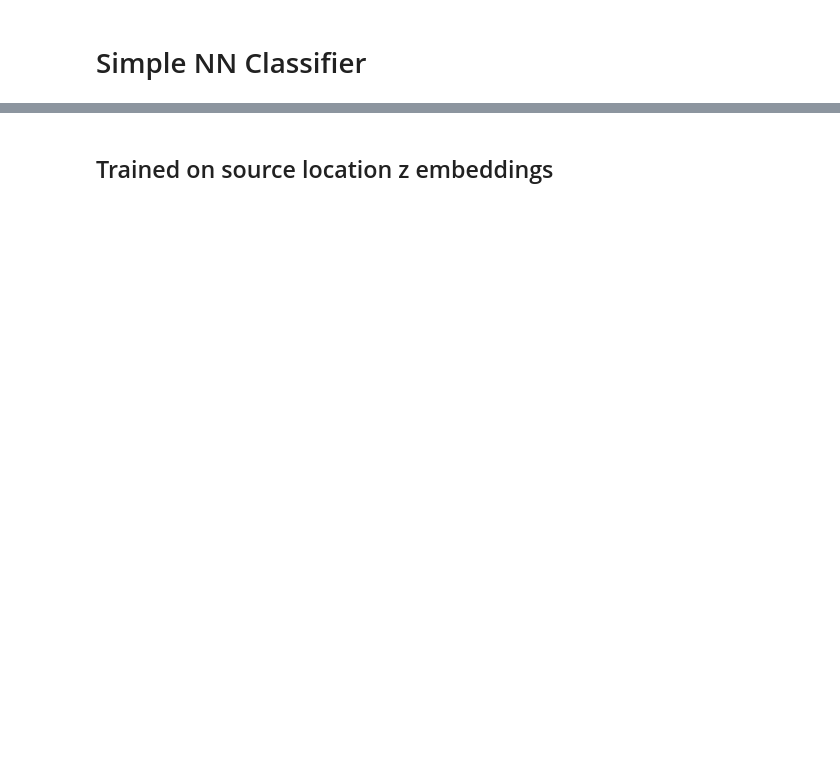
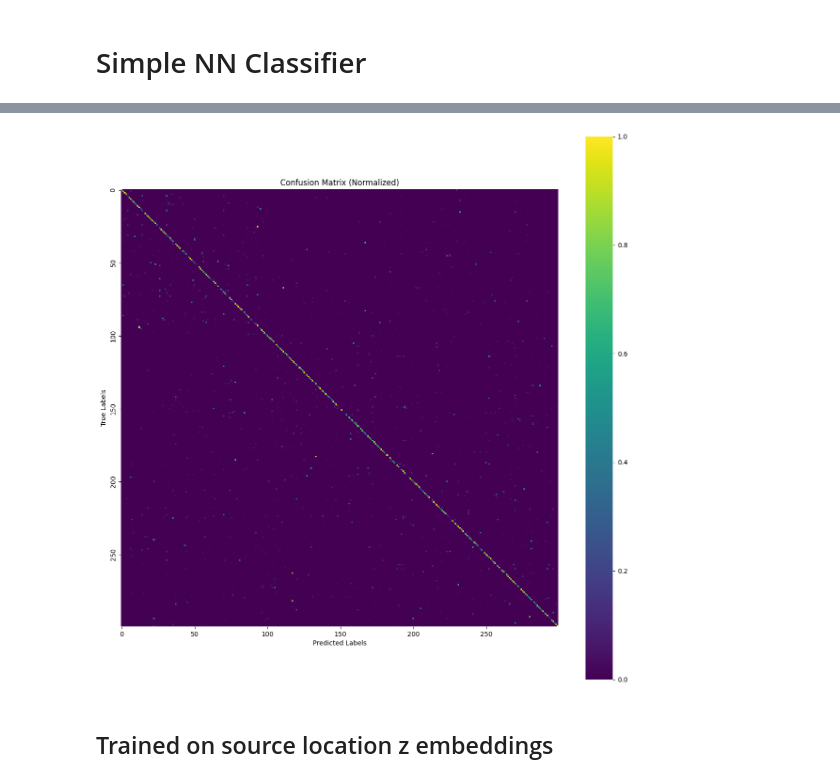
Before and after one commit to kaushithamsilva/DoH-Synthesis, a Jupyter notebook: code/z_classification.ipynb, the cells around one changed output, grey strips where cells are left out. Saved outputs shown, nothing was run; the diff lists cells and outputs as text; code cells hidden in the pictures; blank space fills up the shorter version.

```diff
--- a/code/z_classification.ipynb
+++ b/code/z_classification.ipynb
@@ -89,8 +142,12 @@ I0000 00:00:1737580018.961327  230991 gpu_device.cc:2022] Created device /job:lo
 # %%
 from scripts.translate_and_synthsize import get_z_embeddings, get_z_translations
 
-source_z = get_z_embeddings(source_df.iloc[:, 2:], vae_model)
-target_z = get_z_embeddings(target_df.iloc[:, 2:], vae_model)
+source_z = get_z_mean_embeddings(source_df.iloc[:, 2:], vae_model)
+target_z = get_z_mean_embeddings(target_df.iloc[:, 2:], vae_model)
+translated_z = translated_z_df.iloc[:, 2:]
+mirrored_z = np.zeros(source_z.shape)
+for i in range(source_z.shape[0]):
+    mirrored_z[i] = jump_to_other_side(source_z[i], w_norm, bias, mirrored=True)
 # %% [markdown]
 # Simple NN Classifier
 # %%
@@ -129,0 +284,12 @@ def create_simple_dense_classifier(input_dim, num_classes, hidden_units=64, drop
+# %%
+from sklearn.preprocessing import LabelEncoder
+import scripts.classification as classification
+le = LabelEncoder()
+
+X_train = np.concat([source_z, mirrored_z])
+y_train = le.fit_transform(np.concat([source_df.Website, source_df.Website]))
+X_test = target_z
+y_test = le.transform(target_df.Website)
+
+model = create_simple_dense_classifier(latent_dim, len(test_web_samples))
+model.fit(X_train, y_train, batch_size = 32, epochs=20, shuffle=True)
@@ -129,0 +316,15 @@ def create_simple_dense_classifier(input_dim, num_classes, hidden_units=64, drop
+# %%
+import numpy as np
+from sklearn.metrics import accuracy_score, f1_score, confusion_matrix
+import scripts.classification as classification
+# Convert logits to class labels
+y_pred_logits = model.predict(X_test)
+y_pred = np.argmax(y_pred_logits, axis=1)  # Get class indices with maximum logits
+y_test = le.transform(target_df.Website)
+# Calculate accuracy and F1 score
+accuracy = accuracy_score(y_test, y_pred)
+print(f"Accuracy: {accuracy:.4f}")
+
+cm = confusion_matrix(y_test, y_pred)
+classification.show_confusion_matrix_heatmap(cm, le, 'cm', False)
+# %% [output]
@@ -130,3 +333,4 @@ def create_simple_dense_classifier(input_dim, num_classes, hidden_units=64, drop
+[figure, added]
 # %% [markdown]
 ## Trained on source location z embeddings
 # %%
```
Also changed, not shown: parts of 17 cells of this notebook, 2 other files.
